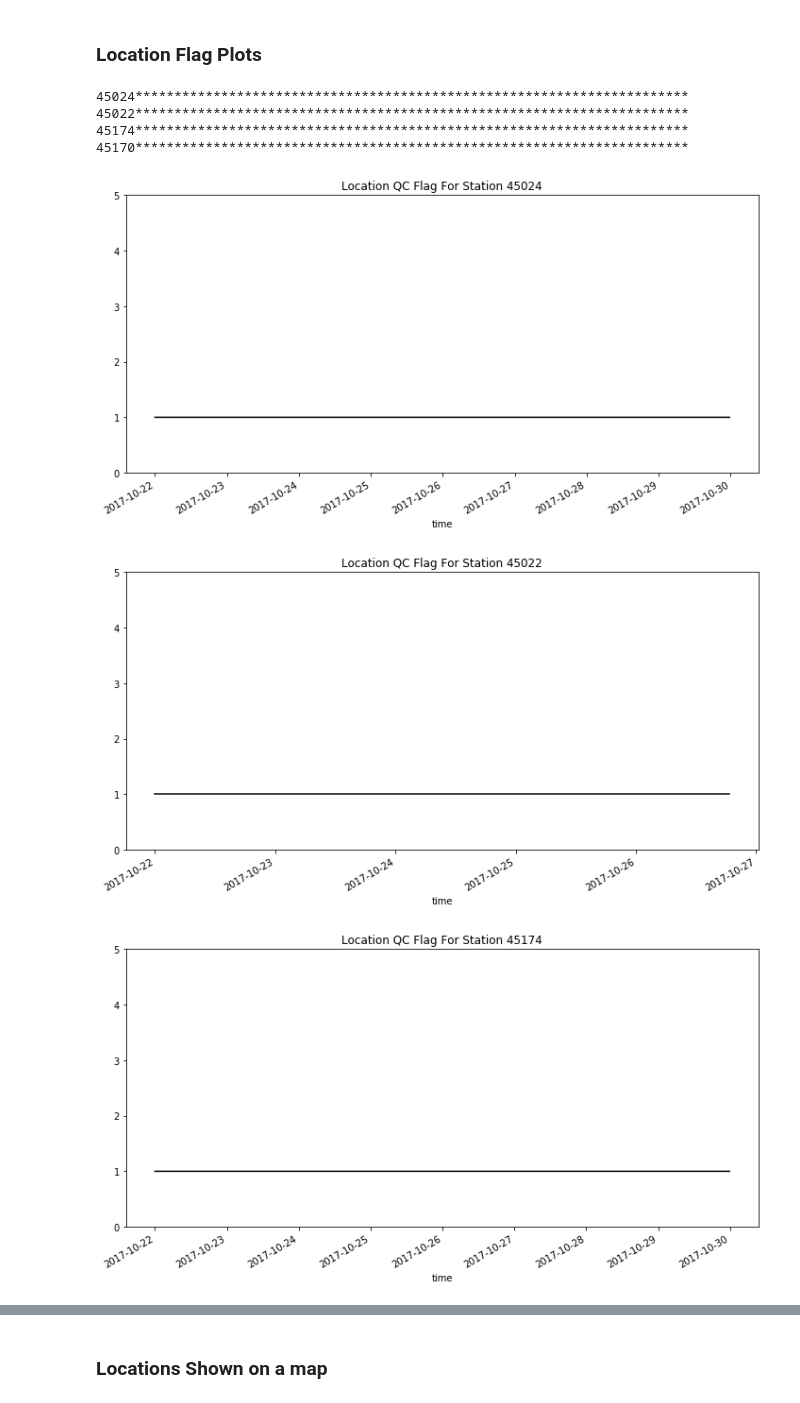
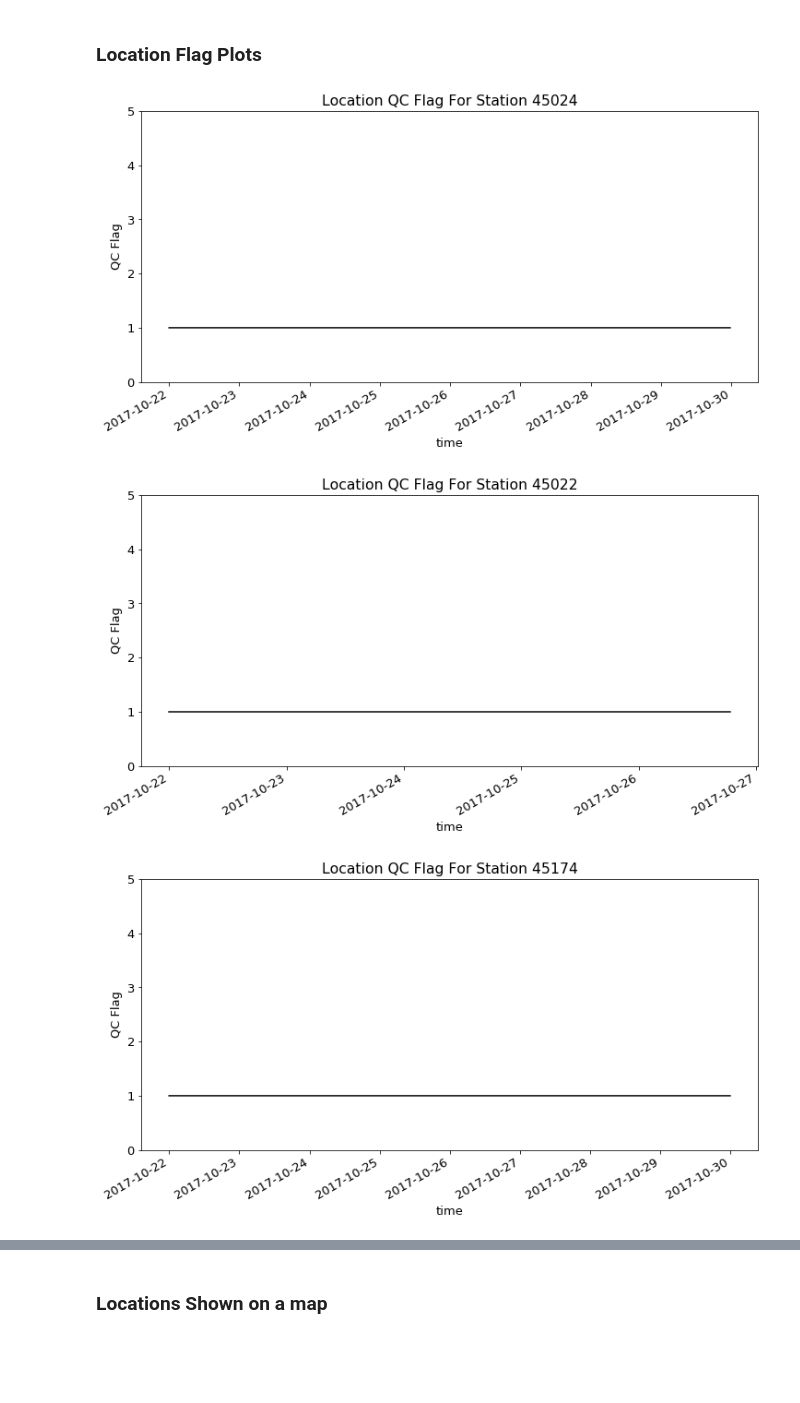
Before and after one commit to jlschicho/QARTOD, a Jupyter notebook: notebooks/plot_QARTOD_results.ipynb, the cells around one changed output, grey strips where cells are left out. Drawn from its saved outputs; the diff is of its cells as text; code cells hidden in the pictures; blank space fills up the shorter version.

```diff
--- a/notebooks/plot_QARTOD_results.ipynb
+++ b/notebooks/plot_QARTOD_results.ipynb
@@ -52,29 +58,26 @@ bbox=[[-93.186, 40.1956], [-74.992, 49.511]]
 # %%
 all_lats=[]
 all_lons=[]
 for station_id in station_ids:
     file_url=Glos_url+station_id+'/'+station_id+'.ncml'
     xr_dataset=xr.open_dataset(file_url)
-    print(station_id+'***********************************************************************')
 
     arr=xr_dataset.sel(time=slice('2017-10-22','2017-10-29')).variables
     arr_slice=xr_dataset.sel(time=slice('2017-10-22','2017-10-29'))
     obs_df = arr_slice.to_dataframe()
 
     all_lats.append(obs_df['lat'][0])
     all_lons.append(obs_df['lon'][0])
 
     # Create a pandas dataframe to store and plot the data
     loc_flags = qc.location_set_check(arr_slice['lon'], arr_slice['lat'], bbox_arr=bbox)
     obs_df['flags'] = loc_flags
 
+    matplotlib.rcParams.update({'font.size':13})
     fig, ax = plt.subplots(figsize=(12, 6))
     obs_df['flags'].plot(ax=ax, color='k', title='Location QC Flag For Station '+station_id, ylim=[0,5])
+    ax.set_ylabel("QC Flag", fontsize=13)
 # %% [output]
-45024***********************************************************************
-45022***********************************************************************
-45174***********************************************************************
-45170***********************************************************************
-[figure, old version]
+[figure, new version]
-[figure, old version]
+[figure, new version]
-[figure, old version]
+[figure, new version]
```
Also changed, not shown: parts of 11 cells of this notebook.
